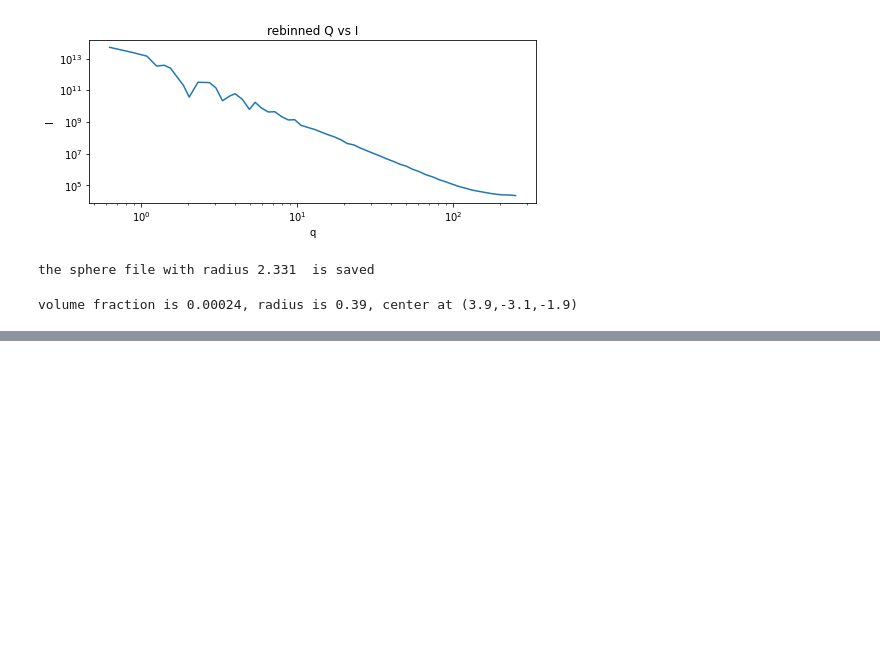
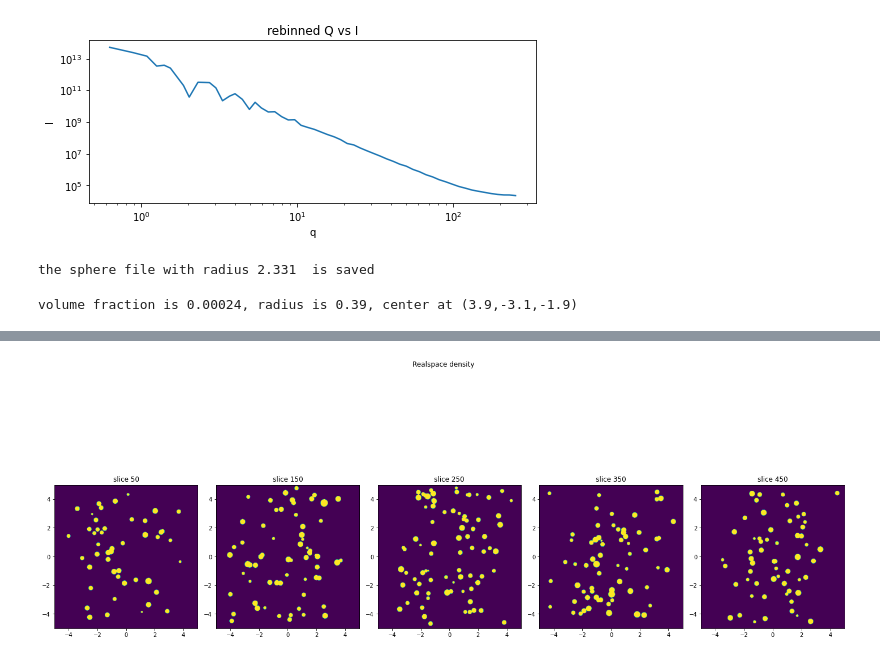
Before and after one commit to sofyalaski/SAXS-simulations, a Jupyter notebook: creating_forms.ipynb, the cells around one changed output, grey strips where cells are left out. Saved outputs shown, nothing was run; the diff lists cells and outputs as text; code cells hidden in the pictures; blank space fills up the shorter version.

```diff
--- a/creating_forms.ipynb
+++ b/creating_forms.ipynb
@@ -76,2 +92,6 @@ plot_3D_structure(simulation.density, simulation.grid, realspace=True)
+# %%
+plot_slices(simulation.density, simulation.grid, direction ='x')
+# %% [output]
+[figure, added]
 # %%
 simulation.calculate_custom_FTI_3D(device = 'cpu')
```
Also changed, not shown: parts of 14 cells of this notebook, 5 other files.
